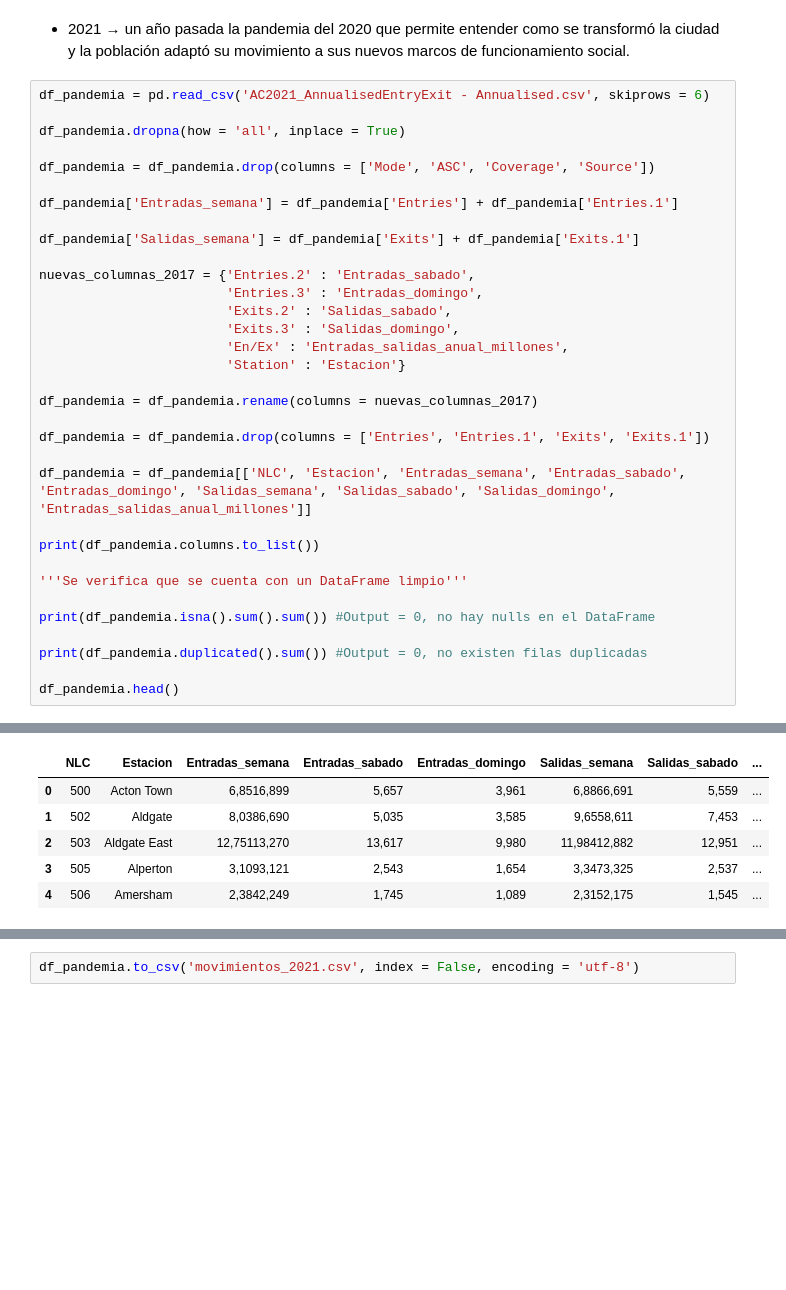
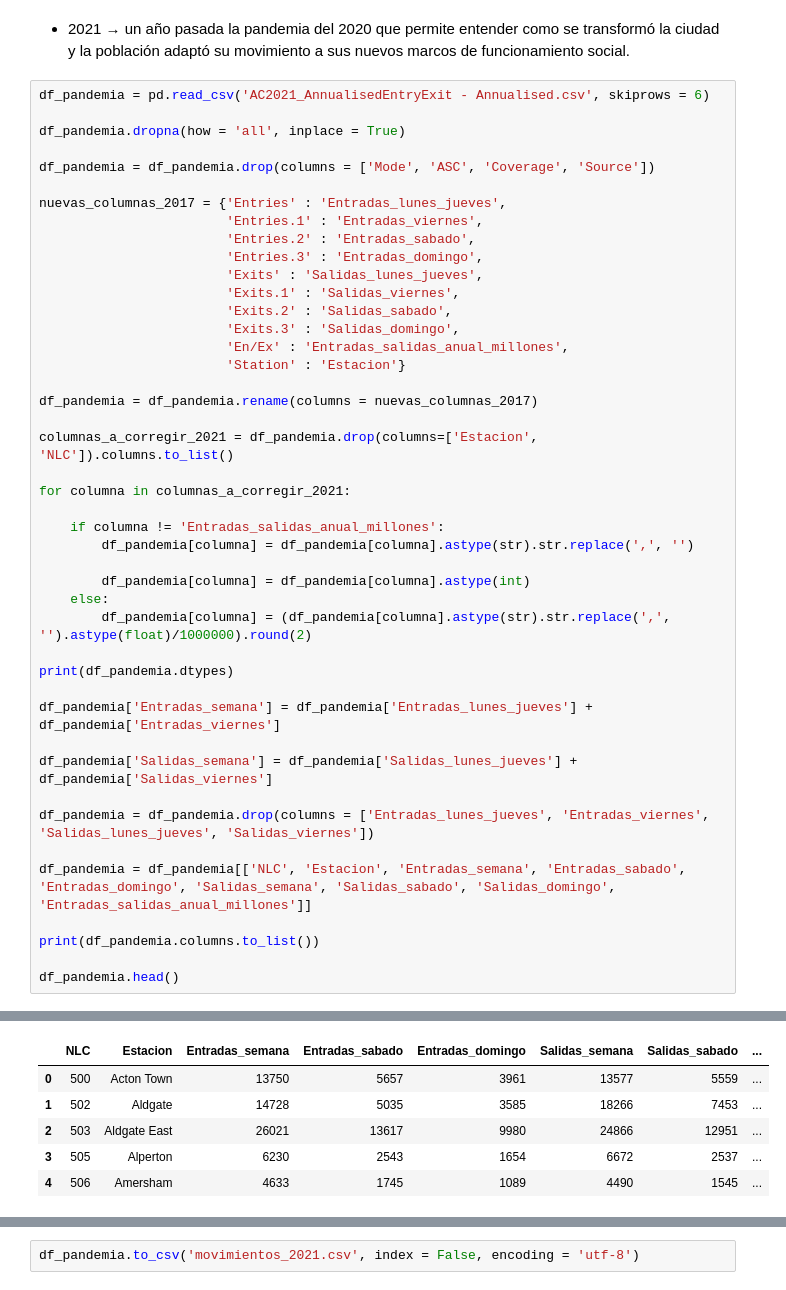
Before and after one commit to MatiasTabak/TFL-Station-Data-Pipeline, a Jupyter notebook: notebooks/data_work.ipynb, the cells around one changed output, grey strips where cells are left out. Cells and saved outputs as stored; diff of their text form; blank space fills up the shorter version.

```diff
--- a/notebooks/data_work.ipynb
+++ b/notebooks/data_work.ipynb
@@ -461,12 +461,12 @@ df_pandemia.dropna(how = 'all', inplace = True)
 
 df_pandemia = df_pandemia.drop(columns = ['Mode', 'ASC', 'Coverage', 'Source'])
 
-df_pandemia['Entradas_semana'] = df_pandemia['Entries'] + df_pandemia['Entries.1']
-
-df_pandemia['Salidas_semana'] = df_pandemia['Exits'] + df_pandemia['Exits.1']
-
-nuevas_columnas_2017 = {'Entries.2' : 'Entradas_sabado',
+nuevas_columnas_2017 = {'Entries' : 'Entradas_lunes_jueves',
+                        'Entries.1' : 'Entradas_viernes',
+                        'Entries.2' : 'Entradas_sabado',
                         'Entries.3' : 'Entradas_domingo',
+                        'Exits' : 'Salidas_lunes_jueves',
+                        'Exits.1' : 'Salidas_viernes',
                         'Exits.2' : 'Salidas_sabado',
                         'Exits.3' : 'Salidas_domingo',
                         'En/Ex' : 'Entradas_salidas_anual_millones',
@@ -474,17 +474,28 @@ nuevas_columnas_2017 = {'Entries.2' : 'Entradas_sabado',
 
 df_pandemia = df_pandemia.rename(columns = nuevas_columnas_2017)
 
-df_pandemia = df_pandemia.drop(columns = ['Entries', 'Entries.1', 'Exits', 'Exits.1'])
+columnas_a_corregir_2021 = df_pandemia.drop(columns=['Estacion', 'NLC']).columns.to_list()
+
+for columna in columnas_a_corregir_2021:
+
+    if columna != 'Entradas_salidas_anual_millones':
+        df_pandemia[columna] = df_pandemia[columna].astype(str).str.replace(',', '')
+
+        df_pandemia[columna] = df_pandemia[columna].astype(int)
+    else:
+        df_pandemia[columna] = (df_pandemia[columna].astype(str).str.replace(',', '').astype(float)/1000000).round(2)
+
+print(df_pandemia.dtypes)
+
+df_pandemia['Entradas_semana'] = df_pandemia['Entradas_lunes_jueves'] + df_pandemia['Entradas_viernes']
+
+df_pandemia['Salidas_semana'] = df_pandemia['Salidas_lunes_jueves'] + df_pandemia['Salidas_viernes']
+
+df_pandemia = df_pandemia.drop(columns = ['Entradas_lunes_jueves', 'Entradas_viernes', 'Salidas_lunes_jueves', 'Salidas_viernes'])
 
 df_pandemia = df_pandemia[['NLC', 'Estacion', 'Entradas_semana', 'Entradas_sabado', 'Entradas_domingo', 'Salidas_semana', 'Salidas_sabado', 'Salidas_domingo', 'Entradas_salidas_anual_millones']]
 
 print(df_pandemia.columns.to_list())
 
-'''Se verifica que se cuenta con un DataFrame limpio'''
-
-print(df_pandemia.isna().sum().sum()) #Output = 0, no hay nulls en el DataFrame
-
-print(df_pandemia.duplicated().sum()) #Output = 0, no existen filas duplicadas
-
 df_pandemia.head()
 # %% [output]
@@ -494,7 +515,7 @@ df_pandemia.head()
 |  | NLC | Estacion | Entradas_semana | Entradas_sabado | Entradas_domingo | Salidas_semana | Salidas_sabado | ... |
-| 0 | 500 | Acton Town | 6,8516,899 | 5,657 | 3,961 | 6,8866,691 | 5,559 | ... |
-| 1 | 502 | Aldgate | 8,0386,690 | 5,035 | 3,585 | 9,6558,611 | 7,453 | ... |
-| 2 | 503 | Aldgate East | 12,75113,270 | 13,617 | 9,980 | 11,98412,882 | 12,951 | ... |
-| 3 | 505 | Alperton | 3,1093,121 | 2,543 | 1,654 | 3,3473,325 | 2,537 | ... |
-| 4 | 506 | Amersham | 2,3842,249 | 1,745 | 1,089 | 2,3152,175 | 1,545 | ... |
+| 0 | 500 | Acton Town | 13750 | 5657 | 3961 | 13577 | 5559 | ... |
+| 1 | 502 | Aldgate | 14728 | 5035 | 3585 | 18266 | 7453 | ... |
+| 2 | 503 | Aldgate East | 26021 | 13617 | 9980 | 24866 | 12951 | ... |
+| 3 | 505 | Alperton | 6230 | 2543 | 1654 | 6672 | 2537 | ... |
+| 4 | 506 | Amersham | 4633 | 1745 | 1089 | 4490 | 1545 | ... |
 # %%
```
Also changed, not shown: parts of 3 cells of this notebook.
